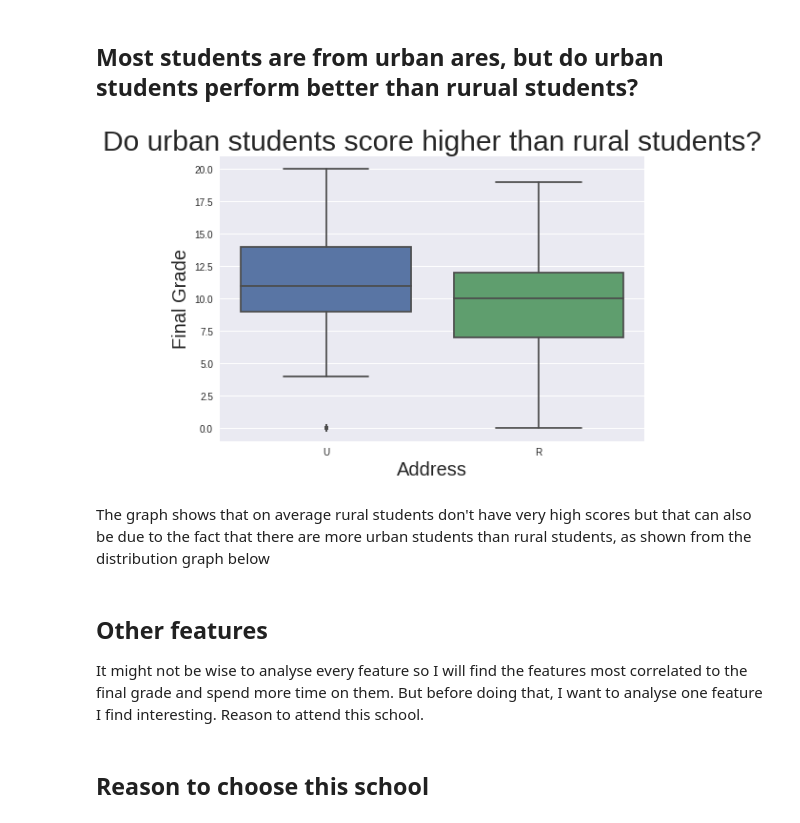
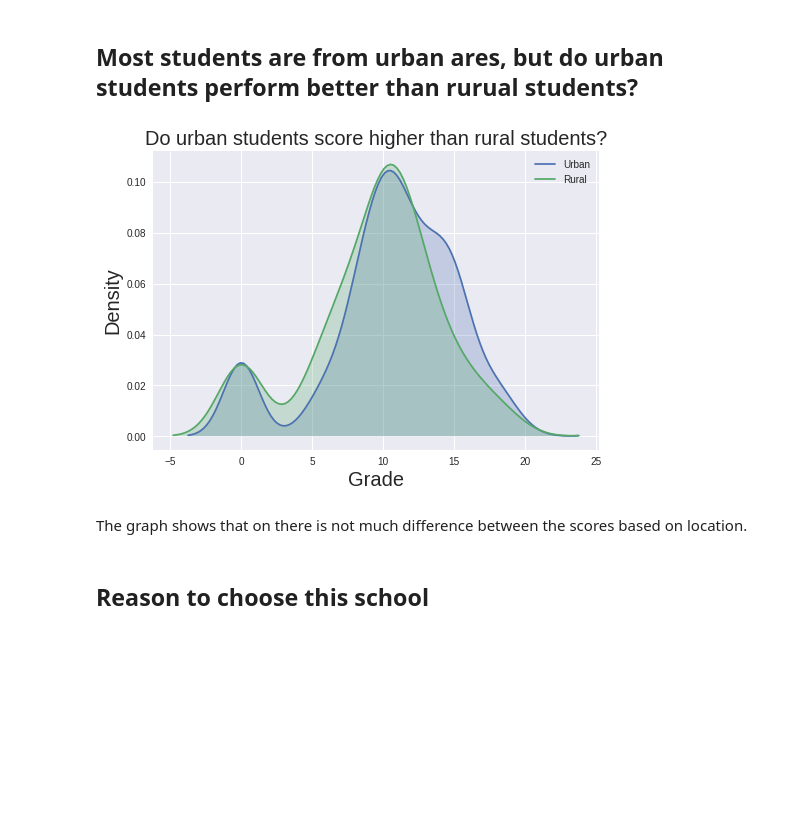
Before and after one commit to dipam7/Data_science, a Jupyter notebook: student_grade.ipynb, the cells around one changed output. Saved outputs shown, nothing was run; the diff lists cells and outputs as text; code cells hidden in the pictures; blank space fills up the shorter version.

```diff
--- a/student_grade.ipynb
+++ b/student_grade.ipynb
@@ -181,20 +191,18 @@ plt.show()
 [figure]
 # %% [markdown]
 ## Most students are from urban ares, but do urban students perform better than rurual students?
-# %%
-b = sns.boxplot(x='address', y='G3', data=student)
-b.axes.set_title('Do urban students score higher than rural students?', fontsize = 30)
-b.set_xlabel('Address', fontsize = 20)
-b.set_ylabel('Final Grade', fontsize = 20)
-plt.show()
-# %% [output]
-[figure, removed]
-# %% [markdown]
-The graph shows that on average rural students don't have very high scores but that can also be due to the fact that there are more urban students than rural students, as shown from the distribution graph below
-# %% [markdown]
-## Other features
-
-It might not be wise to analyse every feature so I will find the features most correlated to the final grade and spend more time on them. But before doing that, I want to analyse one feature I find interesting. Reason to attend this school.
+# %%
+# Grade distribution by address
+sns.kdeplot(student.loc[student['address'] == 'U', 'G3'], label='Urban', shade = True)
+sns.kdeplot(student.loc[student['address'] == 'R', 'G3'], label='Rural', shade = True)
+plt.title('Do urban students score higher than rural students?', fontsize = 20)
+plt.xlabel('Grade', fontsize = 20);
+plt.ylabel('Density', fontsize = 20)
+plt.show()
+# %% [output]
+[figure, added]
+# %% [markdown]
+The graph shows that on there is not much difference between the scores based on location.
 # %% [markdown]
 ## Reason to choose this school
 # %%
```
Also changed, not shown: parts of 23 cells of this notebook.
